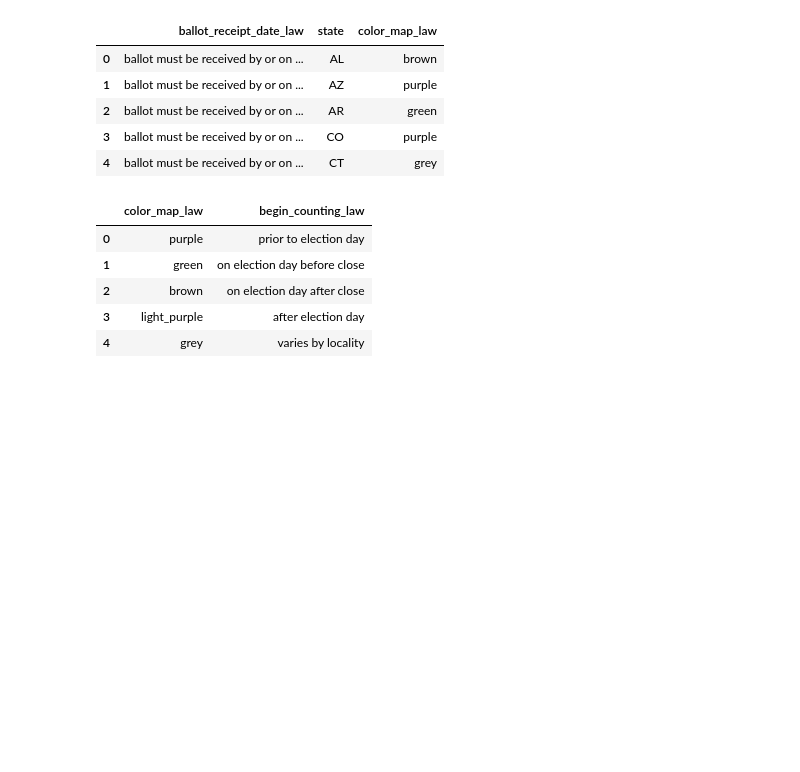
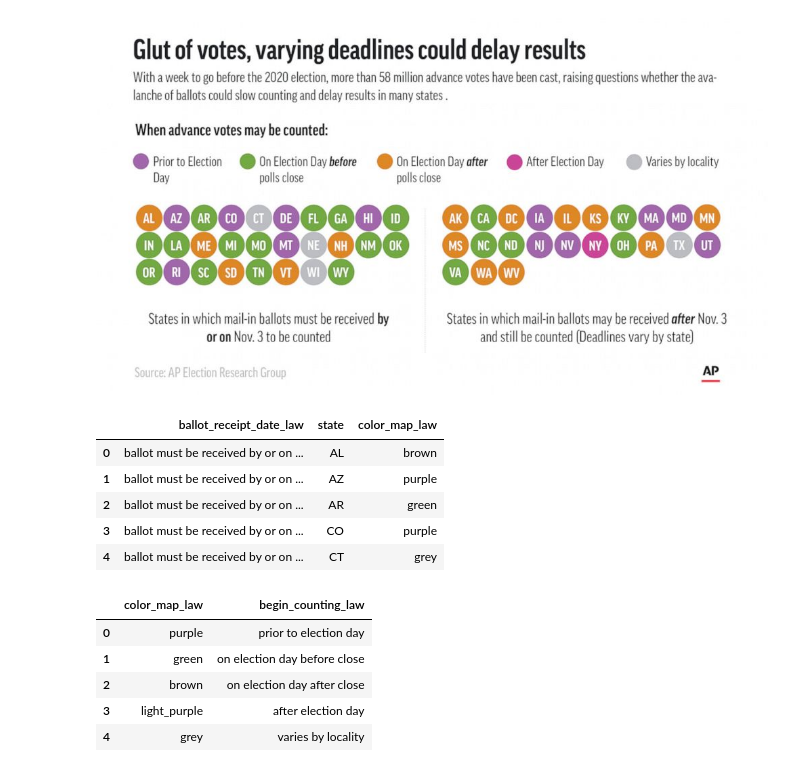
Before and after one commit to surfaceowl/2020election_advance_vote_count, a Jupyter notebook: 2020-US-election-voting-analysis.ipynb, the cells around one changed output. Saved outputs shown, nothing was run; the diff lists cells and outputs as text; code cells hidden in the pictures; blank space fills up the shorter version.

```diff
--- a/2020-US-election-voting-analysis.ipynb
+++ b/2020-US-election-voting-analysis.ipynb
@@ -54 +107,6 @@ https://www.270towin.com/2020_Election/interactive_map
+# %%
+from IPython.core.display import Image, display
+display(Image('data/ap.when_votes_count.unsorted.800.jpg', width=800, unconfined=True))
+# %% [output]
+[figure, added]
 # %%
```
Also changed, not shown: parts of 18 cells of this notebook, 4 other files.
